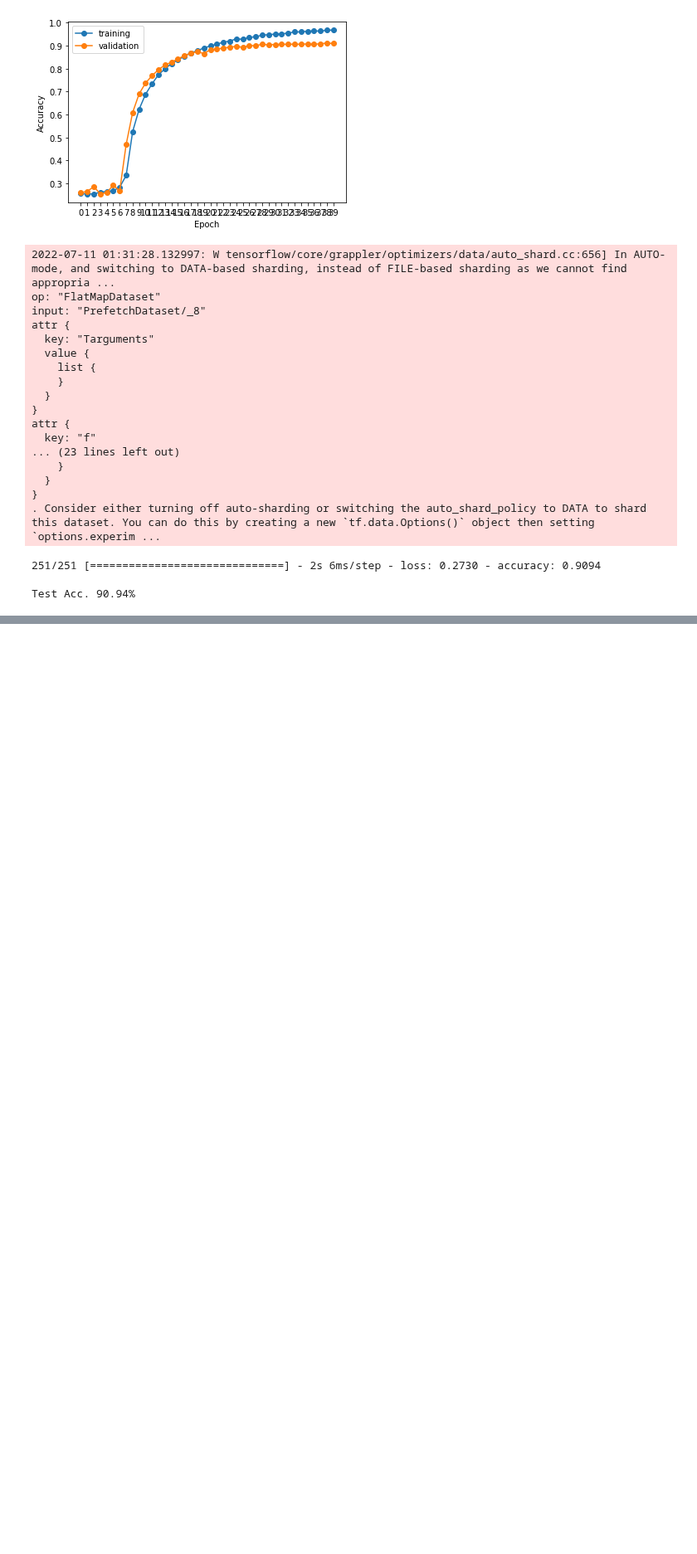
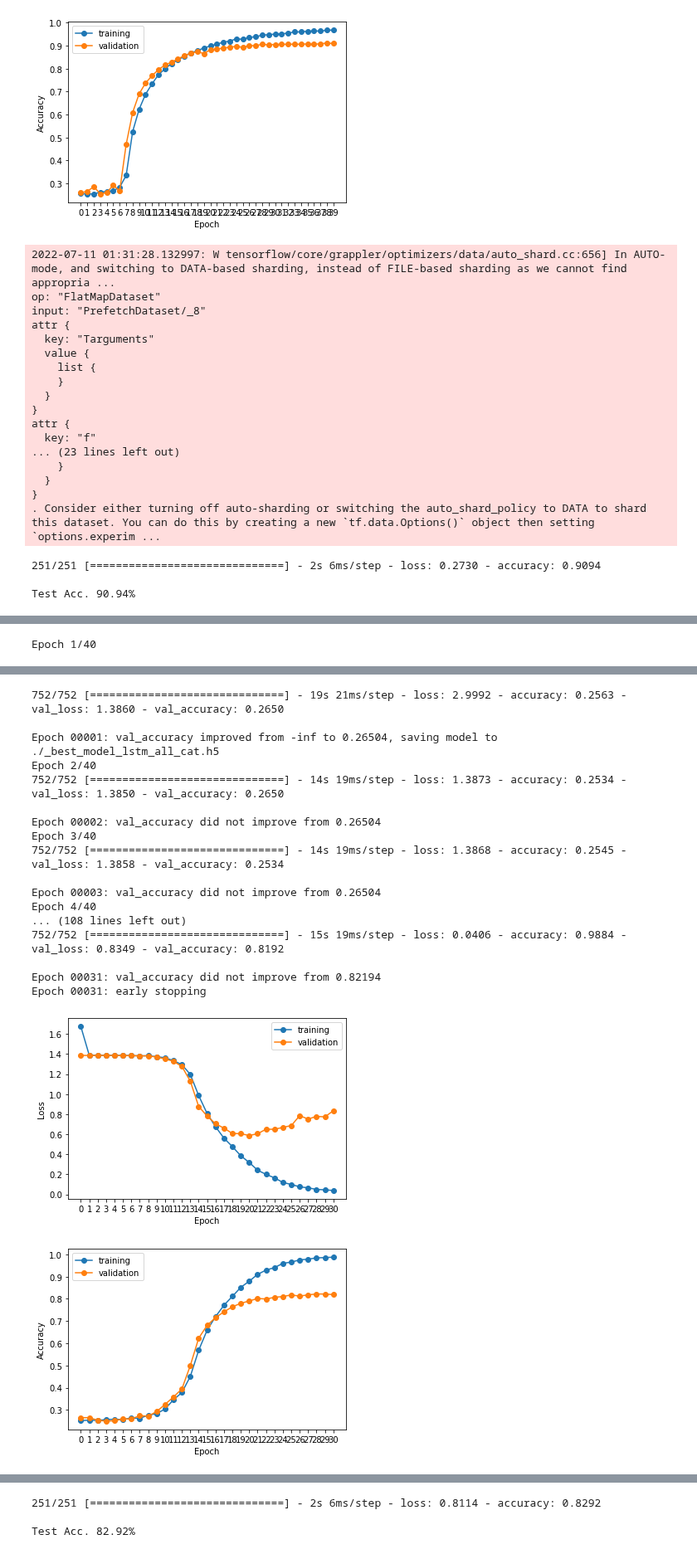
Before and after one commit to ronaldlee/eeg-feature-generation, a Jupyter notebook: CNN_model_on_GAMEEMO_features_dataset.ipynb, the cells around one changed output, grey strips where cells are left out. Shown at 83% size. Drawn from its saved outputs; the diff is of its cells as text; code cells hidden in the pictures; blank space fills up the shorter version.

```diff
--- a/CNN_model_on_GAMEEMO_features_dataset.ipynb
+++ b/CNN_model_on_GAMEEMO_features_dataset.ipynb
@@ -97,12 +97,14 @@ def train_model(x_train, y_train,x_validate, y_validate,
                 save_to, epoch = 2, num_of_conv_layer=1,
                 conv_layer_1_filters=32, conv_layer_2_filters=64, conv_layer_3_filters=128,
                 num_of_dense_layer=0,
-                dense_layer_1_unit=1024, dense_layer_2_unit=512, dense_layer_3_unit=256):
+                dense_layer_1_unit=1024, dense_layer_2_unit=512, dense_layer_3_unit=256,
+                patience=10, epoch_denominator=10.):
     strategy = tf.distribute.MirroredStrategy(devices=None)
     print('Number of devices: {}'.format(strategy.num_replicas_in_sync))
 
     tf.keras.backend.clear_session()
     tf.random.set_seed(0)
+#     np.random.seed(1234)
 
     with strategy.scope():
         model = Sequential()
@@ -192,10 +194,10 @@ def train_model(x_train, y_train,x_validate, y_validate,
 
         opt_adam = keras.optimizers.Adam(learning_rate=0.001)
 
-        es = EarlyStopping(monitor='val_loss', mode='min', verbose=1, patience=10)
+        es = EarlyStopping(monitor='val_loss', mode='min', verbose=1, patience=patience)
         mc = ModelCheckpoint(save_to + '_best_model_lstm_all_cat.h5', monitor='val_accuracy', mode='max', verbose=1, save_best_only=True)
 
-        lr_schedule = tf.keras.callbacks.LearningRateScheduler(lambda epoch: 0.001 * np.exp(-epoch / 10.))
+        lr_schedule = tf.keras.callbacks.LearningRateScheduler(lambda epoch: 0.001 * np.exp(-epoch / epoch_denominator))
 
         model.compile(optimizer=opt_adam,
                       loss=['categorical_crossentropy'],
@@ -1180,0 +1218,13 @@ Epoch 2/60
+# %%
+model11,history11 = train_model(X_train, y_train, X_validate, y_validate, save_to= './', epoch = 40,
+                              num_of_conv_layer=3, num_of_dense_layer=2,
+                              conv_layer_1_filters=256, conv_layer_2_filters=128, conv_layer_3_filters=64)
+
+history11_data = pd.DataFrame(history11.history)
+plot_loss_history(history11_data)
+plot_accuracy_history(history11_data)
+
+# test model
+test11_results = model11.evaluate(X_test, y_test)
+print('\nTest Acc. {:.2f}%'.format(test11_results[1]*100))
+# %% [output]
@@ -1180,0 +1265 @@ Epoch 2/60
+Epoch 1/40
@@ -1180,0 +1283,19 @@ Epoch 2/60
+752/752 [==============================] - 19s 21ms/step - loss: 2.9992 - accuracy: 0.2563 - val_loss: 1.3860 - val_accuracy: 0.2650
+
+Epoch 00001: val_accuracy improved from -inf to 0.26504, saving model to ./_best_model_lstm_all_cat.h5
+Epoch 2/40
+752/752 [==============================] - 14s 19ms/step - loss: 1.3873 - accuracy: 0.2534 - val_loss: 1.3850 - val_accuracy: 0.2650
+
+Epoch 00002: val_accuracy did not improve from 0.26504
+Epoch 3/40
+752/752 [==============================] - 14s 19ms/step - loss: 1.3868 - accuracy: 0.2545 - val_loss: 1.3858 - val_accuracy: 0.2534
+
+Epoch 00003: val_accuracy did not improve from 0.26504
+Epoch 4/40
+... (108 lines left out)
+752/752 [==============================] - 15s 19ms/step - loss: 0.0406 - accuracy: 0.9884 - val_loss: 0.8349 - val_accuracy: 0.8192
+
+Epoch 00031: val_accuracy did not improve from 0.82194
+Epoch 00031: early stopping
+[figure, added]
+[figure, added]
@@ -1181,3 +1319,6 @@ Epoch 2/60
+251/251 [==============================] - 2s 6ms/step - loss: 0.8114 - accuracy: 0.8292
+
+Test Acc. 82.92%
 # %%
 # train/validate/test
 # 1 Conv1D(32):
```
Also changed, not shown: parts of 3 cells of this notebook.
